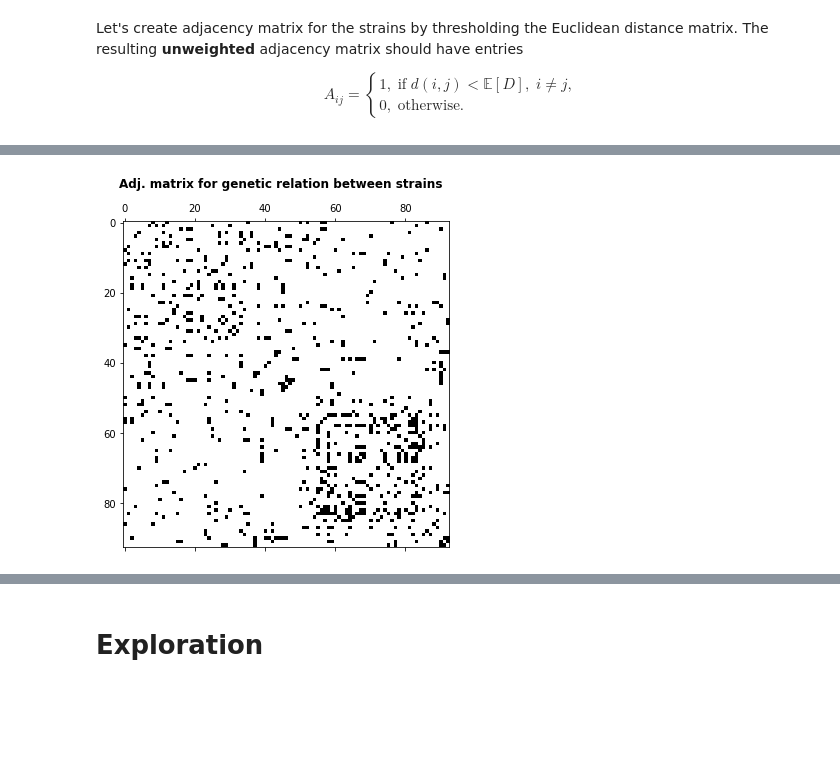
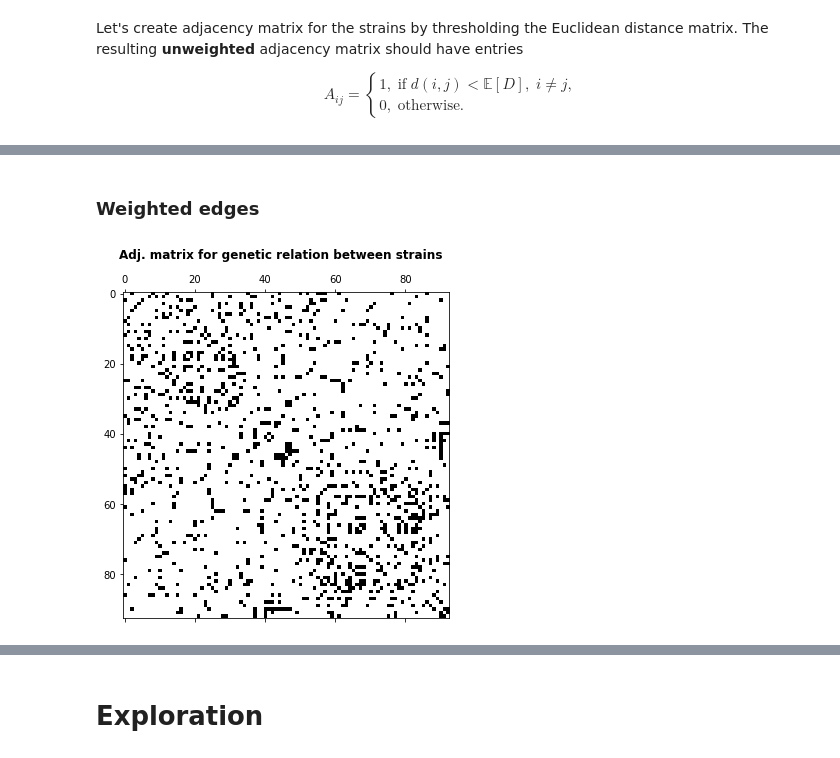
Before and after one commit to raphaelreiss/Network_tour_of_mice_genetics, a Jupyter notebook: Graph_Analysis_Mice_Genetics.ipynb, the cells around one changed output, grey strips where cells are left out. Saved outputs shown, nothing was run; the diff lists cells and outputs as text; code cells hidden in the pictures; blank space fills up the shorter version.

```diff
--- a/Graph_Analysis_Mice_Genetics.ipynb
+++ b/Graph_Analysis_Mice_Genetics.ipynb
@@ -244,11 +241 @@ To build our graph, we chose as nodes the mice and as edges a gene based similar
 genotype_df = pd.read_pickle("data/pickle/genotype_df.pkl")
-# %%
-def distance_scipy_spatial(z, k=4, metric='euclidean'):
-    """Compute exact pairwise distances."""
-    d = scipy.spatial.distance.pdist(z, metric)
-    d = scipy.spatial.distance.squareform(d)
-    # k-NN graph.
-    idx = np.argsort(d)[:, 1:k+1]
-    d.sort()
-    d = d[:, 1:k+1]
-    return d, idx
@@ -335,7 +301,13 @@ gen_related_strain_A.shape
+# %% [markdown]
+### Weighted edges
+# %%
+# Build genetic strains distance with a number of neighbors that keep ~10% of the data
+genetic_distance_w, idx = distance_scipy_spatial(genotype_df.values, k=10, metric='cosine')
+weighted_adj = adjacency(genetic_distance_w, idx)
 # %%
 plt.figure(figsize=(6, 6))
-plt.spy(gen_related_strain_A)
+plt.spy(weighted_adj.todense())
 plt.suptitle("Adj. matrix for genetic relation between strains", fontweight='bold')
 plt.show()
 # %% [output]
-[figure, old version]
+[figure, new version]
```
Also changed, not shown: parts of 39 cells of this notebook.
